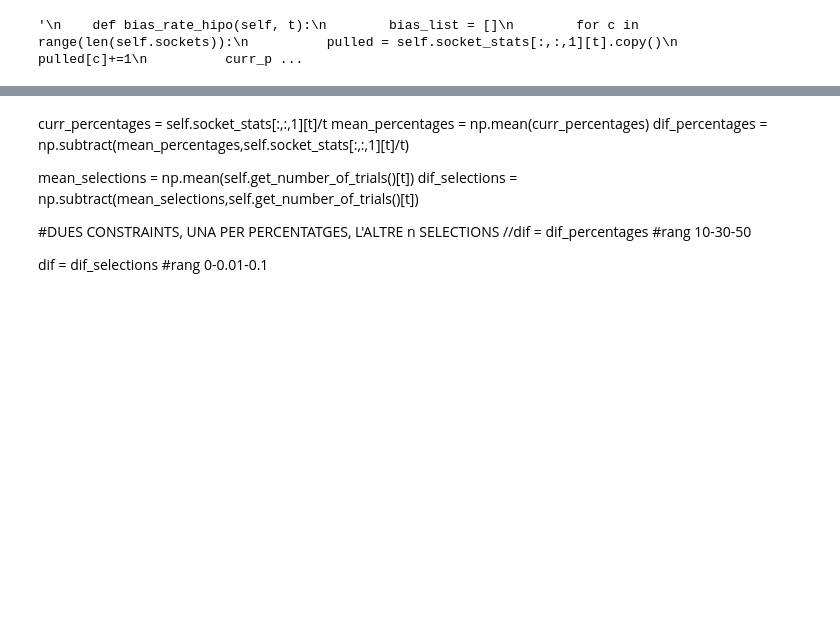
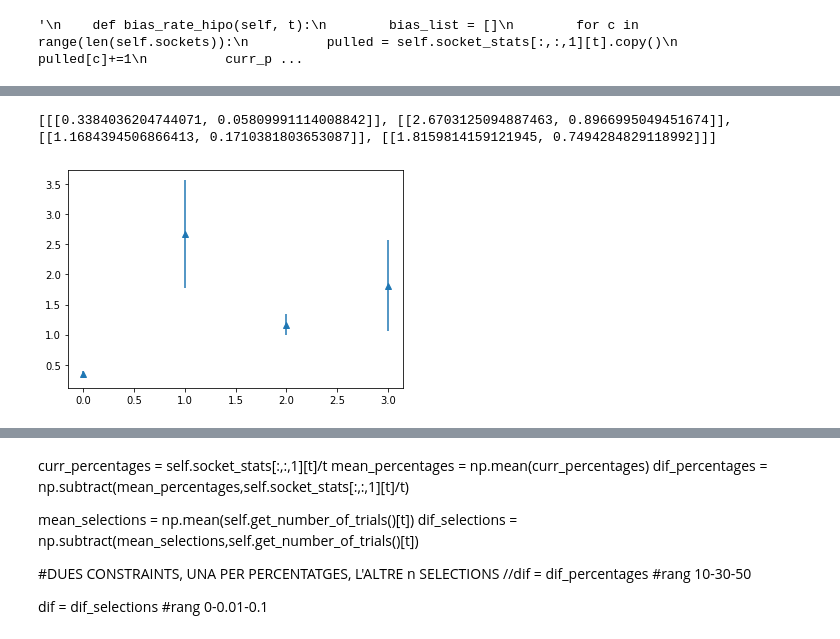
Before and after one commit to quimHM/QHM_TFG_repository, a Jupyter notebook: MAB_sim.ipynb, the cells around one changed output, grey strips where cells are left out. Saved outputs shown, nothing was run; the diff lists cells and outputs as text; code cells hidden in the pictures; blank space fills up the shorter version.

```diff
--- a/MAB_sim.ipynb
+++ b/MAB_sim.ipynb
@@ -1346,9 +1349,9 @@ Final regret: 2.2259675405742883
 # %%
 rate_results = []
 contribution_results = []
-decisions = random.choices(range(8),weights=list(instances_bias),k=1000)
-sol_test = SocketTesterBatchSOLUTIONProb(PowerSocketProb, rewards_bias, 50, 0)
-for sopt in range(250):
+decisions = random.choices(range(8),weights=list(instances_nonbias),k=1000)
+sol_test = SocketTesterBatchSOLUTIONProb(PowerSocketProb, rewards_nonbias, 50, 0)
+for sopt in range(100):
   rd = sol_test.run(decisions, 0.8, False)
   rate_results.append(rd["app_rate"])
   contribution_results.append(rd["percentages"])
@@ -1427,3 +1421,19 @@ KeyboardInterrupt: ignored
+# %%
+"""import matplotlib.pyplot as plt
+import numpy as np
+
+results = [presence_results,rate_results,posteriors_results,rewards_results]#,regret_results]
+print(results)
+x = range(len(results))
+y = [results[i][0][0] for i in range(0,len(results))]
+e = [results[i][0][1] for i in range(0,len(results))]
+
+plt.errorbar(x, y, e, linestyle='None', marker='^')
+plt.show() #total rewards (y) vs subopt value (x)
+"""
+# %% [output]
+[[[0.3384036204744071, 0.05809991114008842]], [[2.6703125094887463, 0.8966995049451674]], [[1.1684394506866413, 0.1710381803653087]], [[1.8159814159121945, 0.7494284829118992]]]
+[figure, added]
 # %%
 print([regret_results[i][0] for i in range(len(regret_results))])
 #print([bias_results[i][0] for i in range(len(bias_results))])
```
Also changed, not shown: parts of 49 cells of this notebook.
